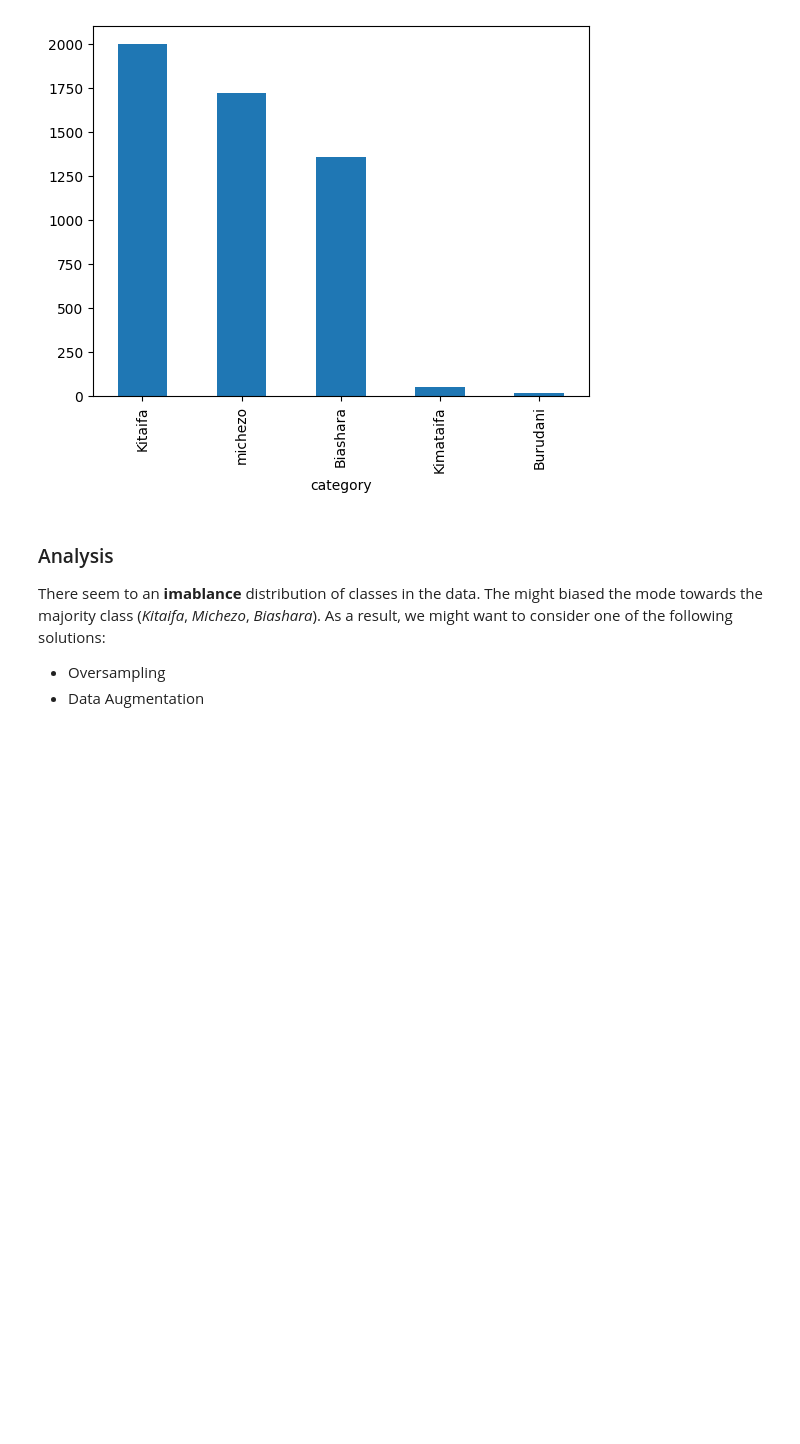
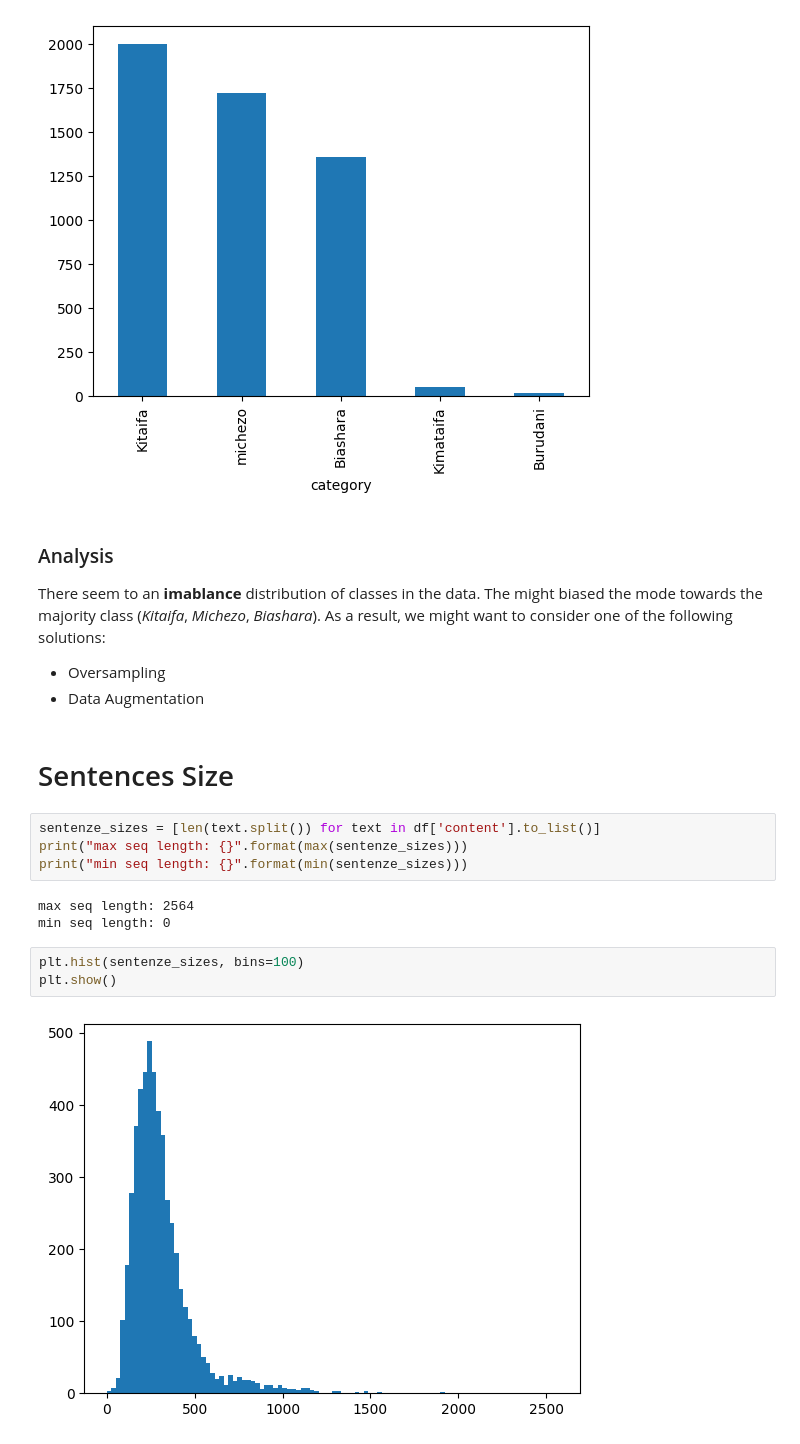
Before and after one commit to ArnolFokam/lelapa-swahili-classification, a Jupyter notebook: notebooks/data_analysis_and_exploration.ipynb, the cells around one changed output. Saved outputs shown, nothing was run; the diff lists cells and outputs as text; blank space fills up the shorter version.

```diff
--- a/notebooks/data_analysis_and_exploration.ipynb
+++ b/notebooks/data_analysis_and_exploration.ipynb
@@ -51,3 +52,17 @@ df['category'].value_counts().plot(kind='bar')
 There seem to an **imablance** distribution of classes in the data. The might biased the mode towards the majority class (*Kitaifa*, *Michezo*, *Biashara*). As a result, we might want to consider one of the following solutions:
 - Oversampling
 - Data Augmentation
+# %% [markdown]
+# Sentences Size
+# %%
+sentenze_sizes = [len(text.split()) for text in df['content'].to_list()]
+print("max seq length: {}".format(max(sentenze_sizes)))
+print("min seq length: {}".format(min(sentenze_sizes)))
+# %% [output]
+max seq length: 2564
+min seq length: 0
+# %%
+plt.hist(sentenze_sizes, bins=100)
+plt.show()
+# %% [output]
+[figure, added]
```
Also changed, not shown: parts of 2 cells of this notebook, 3 other files.
